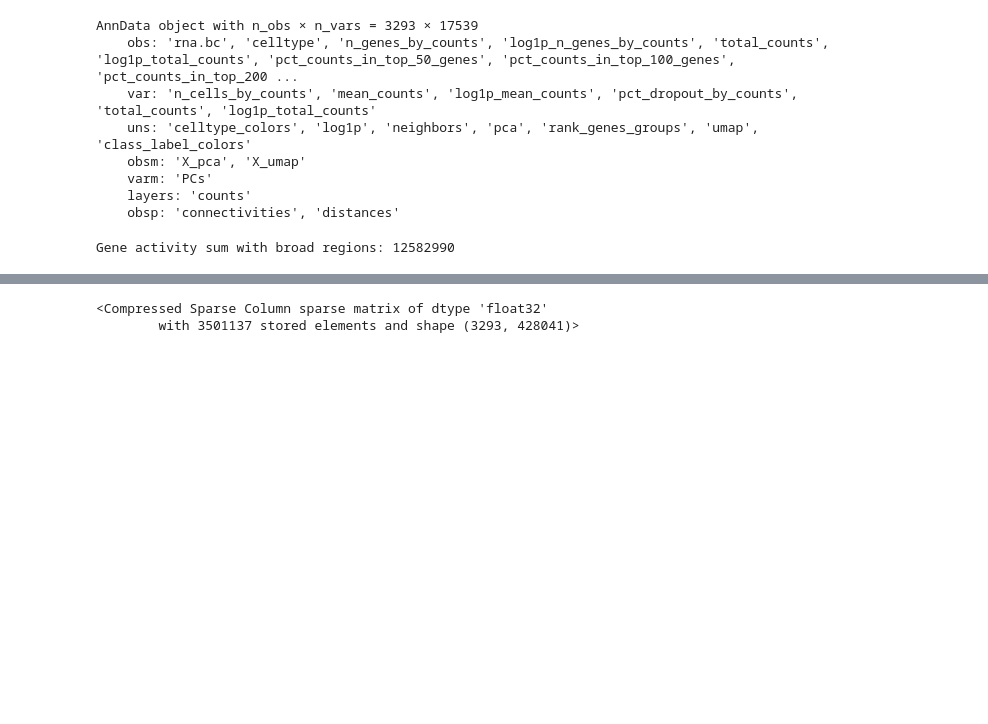
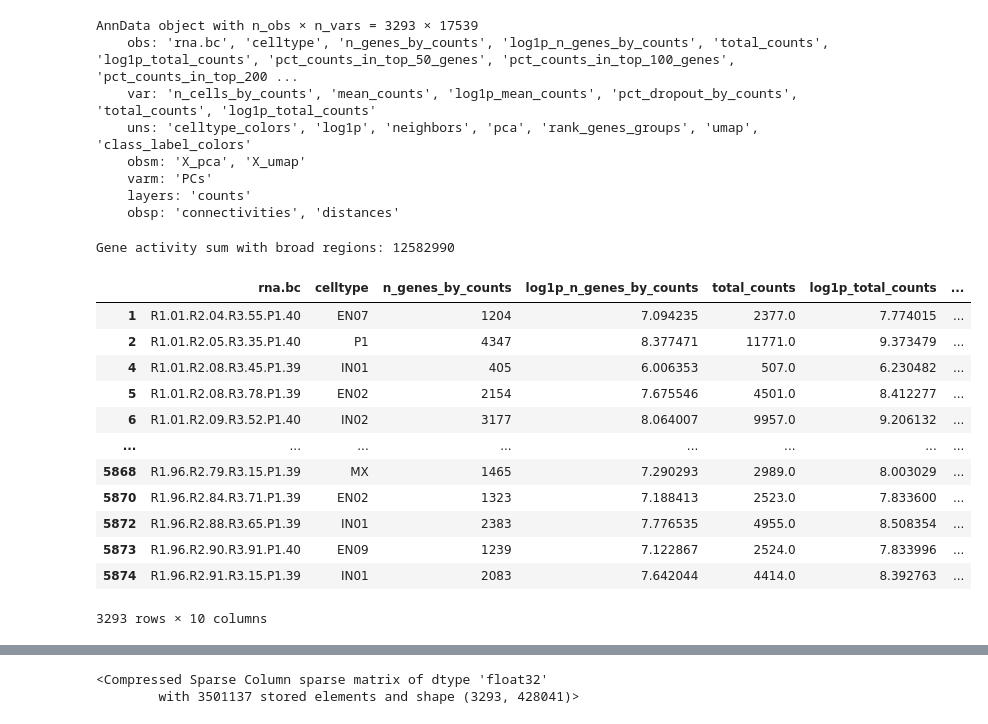
Before and after one commit to l-reich/spatial-chromatin-variability, a Jupyter notebook: src/ATAC_mapping.ipynb, the cells around one changed output, grey strips where cells are left out. Drawn from its saved outputs; the diff is of its cells as text; code cells hidden in the pictures; blank space fills up the shorter version.

```diff
--- a/src/ATAC_mapping.ipynb
+++ b/src/ATAC_mapping.ipynb
@@ -204,3 +204,19 @@ gene_activity = mu.atac.tl.count_fragments_features(
 print("Gene activity sum with broad regions:", gene_activity.X.sum())
 # %% [output]
 Gene activity sum with broad regions: 12582990
+# %%
+ad_map.obs
+# %% [output]
+|  | rna.bc | celltype | n_genes_by_counts | log1p_n_genes_by_counts | total_counts | log1p_total_counts | ... |
+| 1 | R1.01.R2.04.R3.55.P1.40 | EN07 | 1204 | 7.094235 | 2377.0 | 7.774015 | ... |
+| 2 | R1.01.R2.05.R3.35.P1.40 | P1 | 4347 | 8.377471 | 11771.0 | 9.373479 | ... |
+| 4 | R1.01.R2.08.R3.45.P1.39 | IN01 | 405 | 6.006353 | 507.0 | 6.230482 | ... |
+| 5 | R1.01.R2.08.R3.78.P1.39 | EN02 | 2154 | 7.675546 | 4501.0 | 8.412277 | ... |
+| 6 | R1.01.R2.09.R3.52.P1.40 | IN02 | 3177 | 8.064007 | 9957.0 | 9.206132 | ... |
+| ... | ... | ... | ... | ... | ... | ... | ... |
+| 5868 | R1.96.R2.79.R3.15.P1.39 | MX | 1465 | 7.290293 | 2989.0 | 8.003029 | ... |
+| 5870 | R1.96.R2.84.R3.71.P1.39 | EN02 | 1323 | 7.188413 | 2523.0 | 7.833600 | ... |
+| 5872 | R1.96.R2.88.R3.65.P1.39 | IN01 | 2383 | 7.776535 | 4955.0 | 8.508354 | ... |
+| 5873 | R1.96.R2.90.R3.91.P1.40 | EN09 | 1239 | 7.122867 | 2524.0 | 7.833996 | ... |
+| 5874 | R1.96.R2.91.R3.15.P1.39 | IN01 | 2083 | 7.642044 | 4414.0 | 8.392763 | ... |
+3293 rows × 10 columns
```
Also changed, not shown: parts of 1 cell of this notebook, 2 other files.
